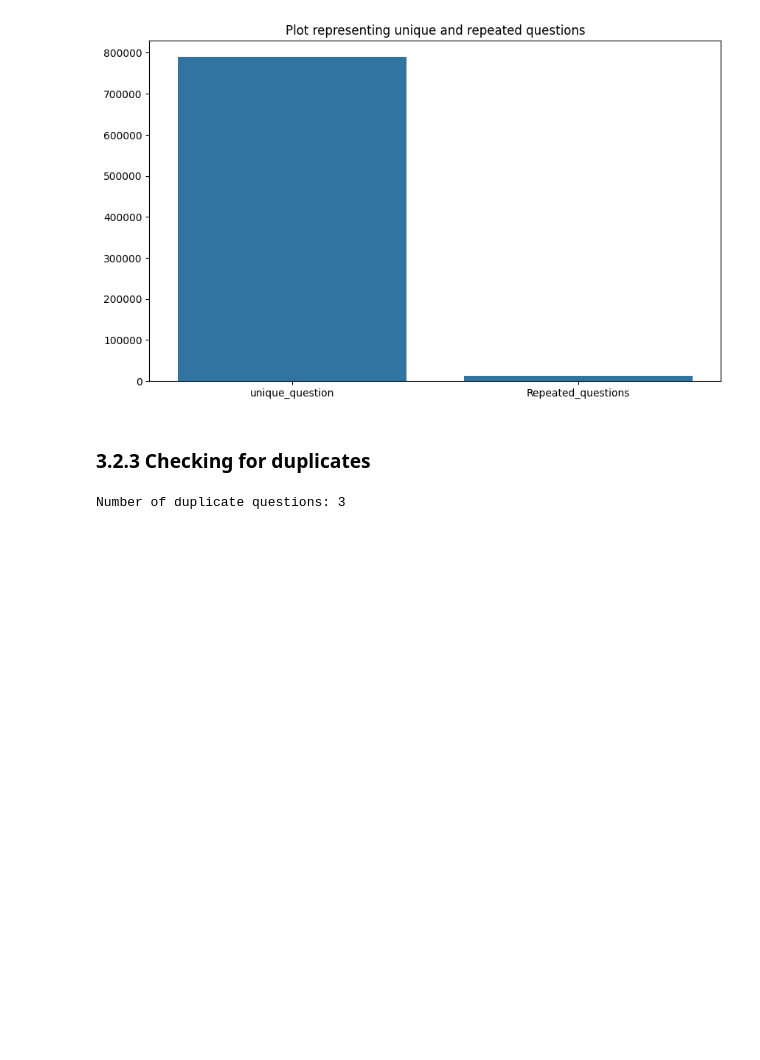
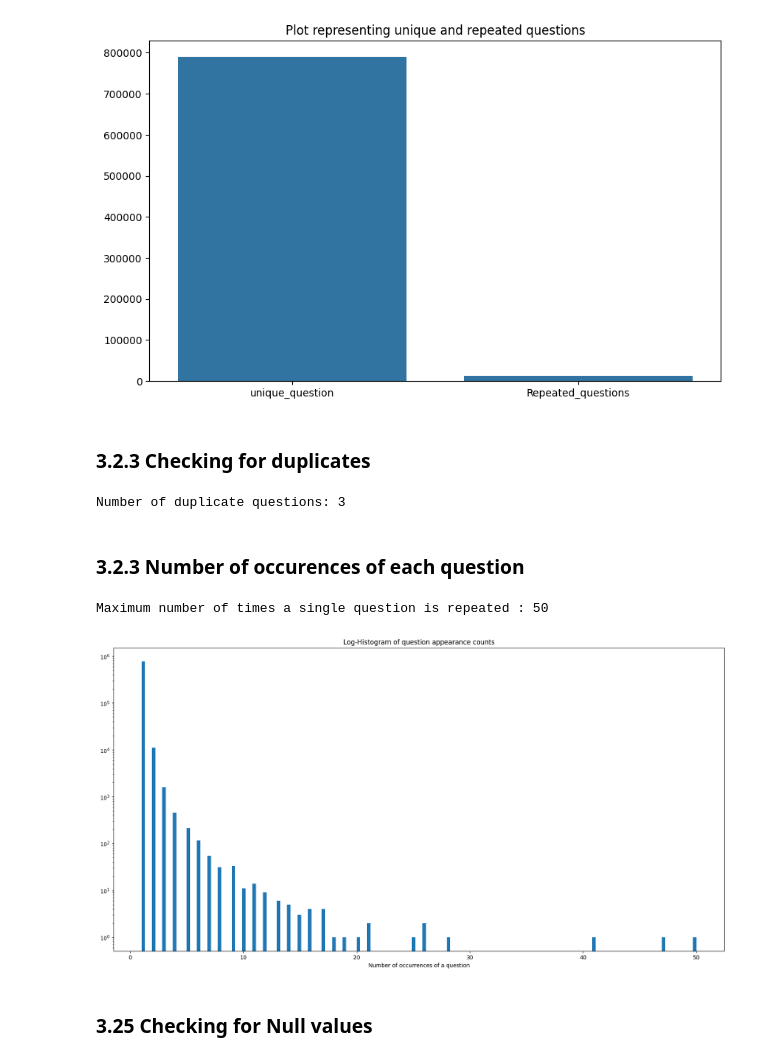
Before and after one commit to reetu95/quora_question_pair, a Jupyter notebook: notebook/EDA.ipynb, the cells around one changed output. Drawn from its saved outputs; the diff is of its cells as text; code cells hidden in the pictures; blank space fills up the shorter version.

```diff
--- a/notebook/EDA.ipynb
+++ b/notebook/EDA.ipynb
@@ -115,3 +115,26 @@ num_duplicates = df.shape[0] - pair_duplicates.shape[0]
 print("Number of duplicate questions: {}".format(num_duplicates))
 # %% [output]
 Number of duplicate questions: 3
+# %% [markdown]
+### 3.2.3 Number of occurences of each question
+# %%
+import numpy as np
+
+plt.figure(figsize=(20,10))
+
+# Plot the histogram
+plt.hist(qids.value_counts(), bins=160)
+
+# Set the y-scale to log, ensure no zero values
+plt.yscale('log')
+
+plt.title('Log-Histogram of question appearance counts')
+plt.xlabel('Number of occurrences of a question')
+
+# Display the maximum number of occurrences
+print("Maximum number of times a single question is repeated : {}\n".format(qids.value_counts().max()))
+# %% [output]
+Maximum number of times a single question is repeated : 50
+[figure, added]
+# %% [markdown]
+### 3.25 Checking for Null values
```
Also changed, not shown: parts of 3 cells of this notebook.
